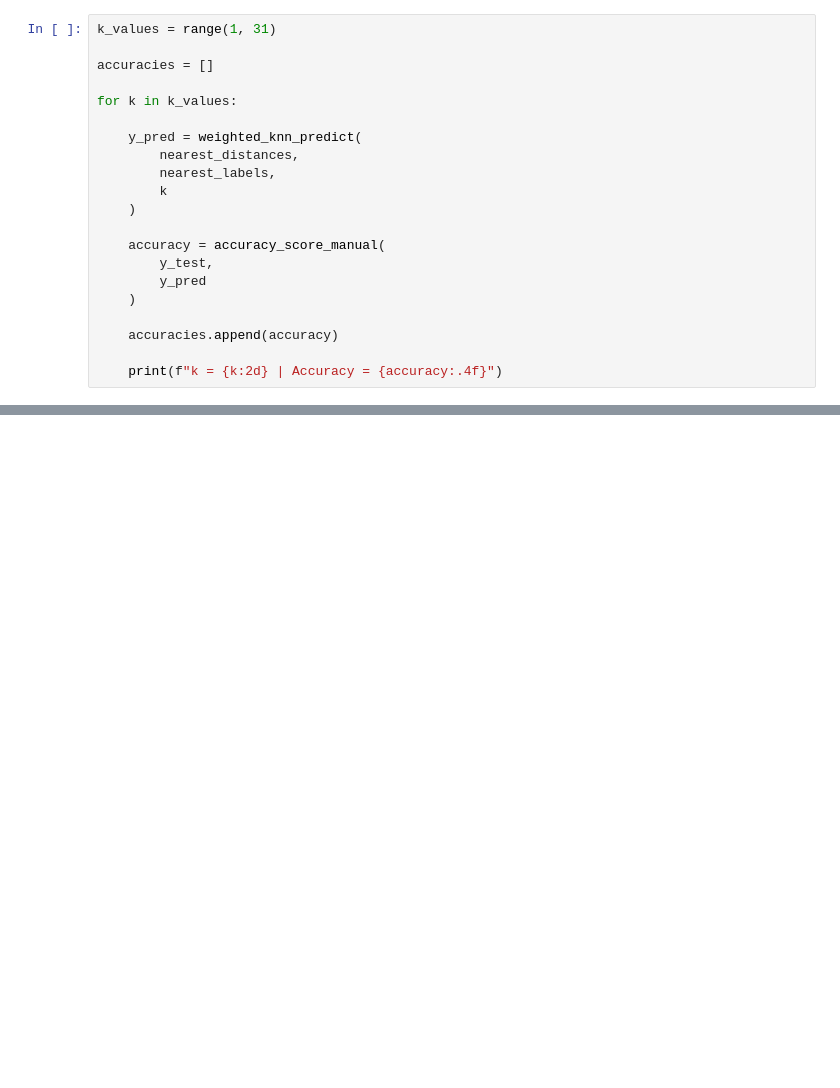
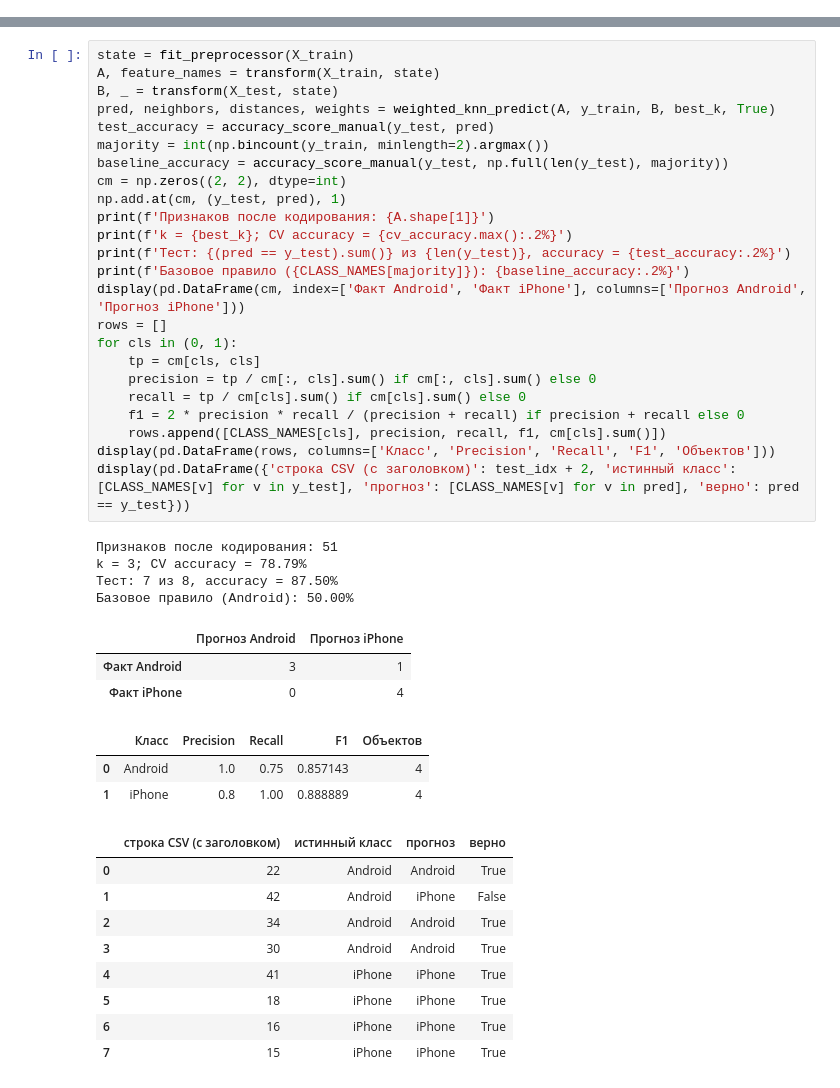
Before and after one commit to Vas1lyev/isit, a Jupyter notebook: pr1/Practice_1.ipynb, the cells around one changed output, grey strips where cells are left out. Drawn from its saved outputs; the diff is of its cells as text; blank space fills up the shorter version.

```diff
--- a/pr1/Practice_1.ipynb
+++ b/pr1/Practice_1.ipynb
@@ -517,21 +0,0 @@ White weight: 3.3384
-# %%
-k_values = range(1, 31)
-
-accuracies = []
-
-for k in k_values:
-
-    y_pred = weighted_knn_predict(
-        nearest_distances,
-        nearest_labels,
-        k
-    )
-
-    accuracy = accuracy_score_manual(
-        y_test,
-        y_pred
-    )
-
-    accuracies.append(accuracy)
-
-    print(f"k = {k:2d} | Accuracy = {accuracy:.4f}")
@@ -601,0 +252,44 @@ plt.show()
+# %%
+state = fit_preprocessor(X_train)
+A, feature_names = transform(X_train, state)
+B, _ = transform(X_test, state)
+pred, neighbors, distances, weights = weighted_knn_predict(A, y_train, B, best_k, True)
+test_accuracy = accuracy_score_manual(y_test, pred)
+majority = int(np.bincount(y_train, minlength=2).argmax())
+baseline_accuracy = accuracy_score_manual(y_test, np.full(len(y_test), majority))
+cm = np.zeros((2, 2), dtype=int)
+np.add.at(cm, (y_test, pred), 1)
+print(f'Признаков после кодирования: {A.shape[1]}')
+print(f'k = {best_k}; CV accuracy = {cv_accuracy.max():.2%}')
+print(f'Тест: {(pred == y_test).sum()} из {len(y_test)}, accuracy = {test_accuracy:.2%}')
+print(f'Базовое правило ({CLASS_NAMES[majority]}): {baseline_accuracy:.2%}')
+display(pd.DataFrame(cm, index=['Факт Android', 'Факт iPhone'], columns=['Прогноз Android', 'Прогноз iPhone']))
+rows = []
+for cls in (0, 1):
+    tp = cm[cls, cls]
+    precision = tp / cm[:, cls].sum() if cm[:, cls].sum() else 0
+    recall = tp / cm[cls].sum() if cm[cls].sum() else 0
+    f1 = 2 * precision * recall / (precision + recall) if precision + recall else 0
+    rows.append([CLASS_NAMES[cls], precision, recall, f1, cm[cls].sum()])
+display(pd.DataFrame(rows, columns=['Класс', 'Precision', 'Recall', 'F1', 'Объектов']))
+display(pd.DataFrame({'строка CSV (с заголовком)': test_idx + 2, 'истинный класс': [CLASS_NAMES[v] for v in y_test], 'прогноз': [CLASS_NAMES[v] for v in pred], 'верно': pred == y_test}))
+# %% [output]
+Признаков после кодирования: 51
+k = 3; CV accuracy = 78.79%
+Тест: 7 из 8, accuracy = 87.50%
+Базовое правило (Android): 50.00%
+|  | Прогноз Android | Прогноз iPhone |
+| Факт Android | 3 | 1 |
+| Факт iPhone | 0 | 4 |
+|  | Класс | Precision | Recall | F1 | Объектов |
+| 0 | Android | 1.0 | 0.75 | 0.857143 | 4 |
+| 1 | iPhone | 0.8 | 1.00 | 0.888889 | 4 |
+|  | строка CSV (с заголовком) | истинный класс | прогноз | верно |
+| 0 | 22 | Android | Android | True |
+| 1 | 42 | Android | iPhone | False |
+| 2 | 34 | Android | Android | True |
+| 3 | 30 | Android | Android | True |
+| 4 | 41 | iPhone | iPhone | True |
+| 5 | 18 | iPhone | iPhone | True |
+| 6 | 16 | iPhone | iPhone | True |
+| 7 | 15 | iPhone | iPhone | True |
```
Also changed, not shown: parts of 63 cells of this notebook, 16 other files.
